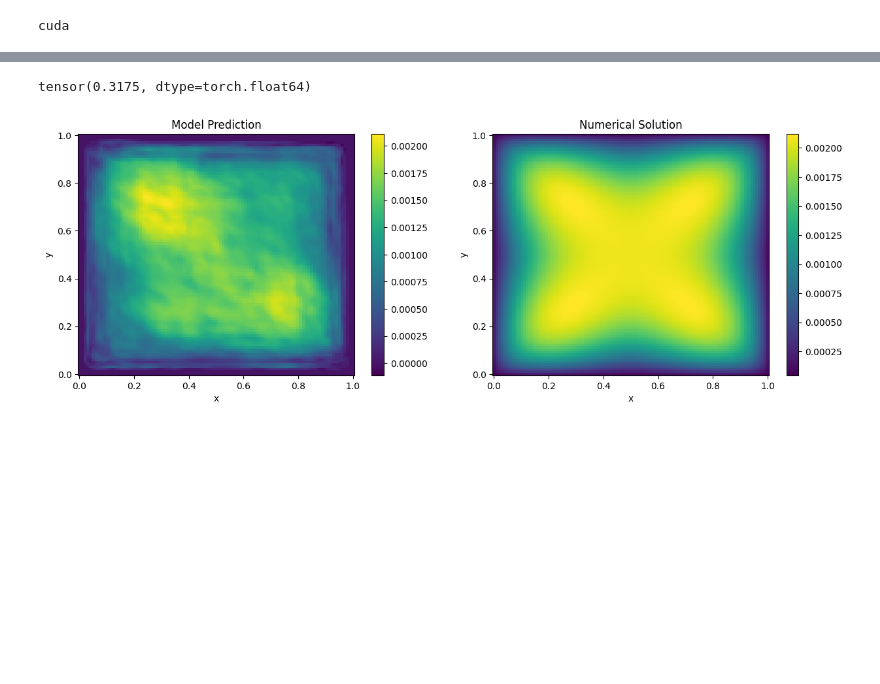
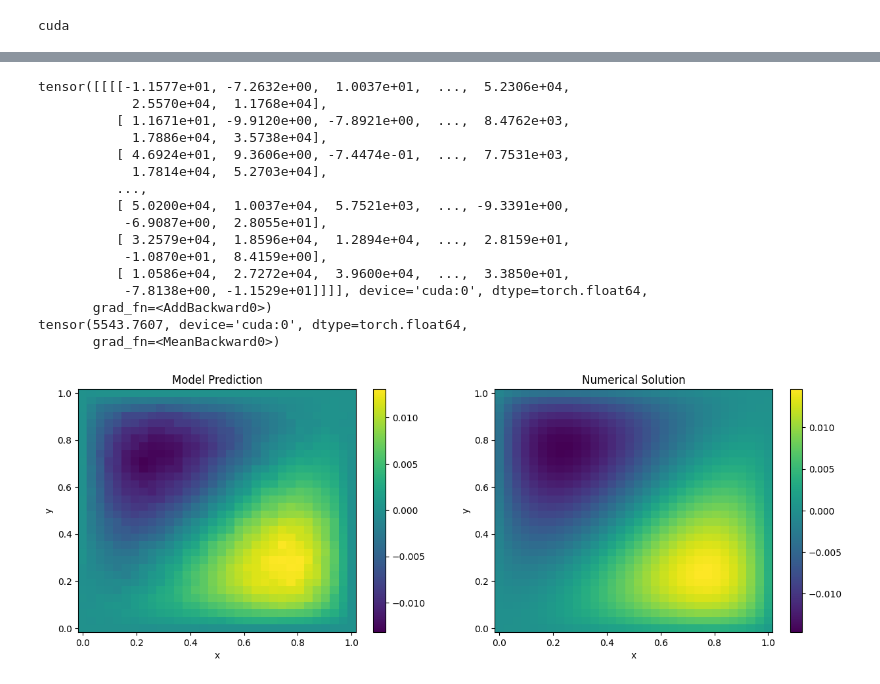
Before and after one commit to frasermartinx/MScProject, a Jupyter notebook: code/example1.ipynb, the cells around one changed output, grey strips where cells are left out. Cells and saved outputs as stored; diff of their text form; code cells hidden in the pictures; blank space fills up the shorter version.

```diff
--- a/code/example1.ipynb
+++ b/code/example1.ipynb
@@ -6,7 +6,7 @@ import scipy.sparse.linalg
 import torch
 torch.device('cuda') if torch.cuda.is_available() else torch.device('cpu')
 
-N = 100
+N = 32
 h = 1.0 / (N - 1)
 x = np.linspace(0, 1, N)
 y = np.linspace(0, 1, N)
@@ -20,7 +20,7 @@ neumann = False
 # Define f
 F = np.abs(X -0.5) * np.abs(Y-0.5)
 #F = np.sin(X)*np.sin(Y)/np.sqrt(2*np.pi**2) - np.sin(2*X) * np.sin(Y) / np.sqrt(5*np.pi**2)
-#F = X - Y
+F = X - Y
 #F = X**2 + Y**2
 #F = X*Y
 
@@ -121,8 +122,7 @@ print(device)
 # %% [output]
 cuda
 # %%
-model = FNO2D(n_modes= 12, hidden_channels=64,in_ch=3,non_linearity=F.relu)
-model = model.to(device)
+model = FNO2D_Bayesian(n_modes= 12, hidden_channels=64,in_ch=3,non_linearity=F.relu)
 n_params = count_model_params(model)
 print(f'\nOur model has {n_params} parameters.')
 sys.stdout.flush()
@@ -133,11 +133,11 @@ Our model has 4769601 parameters.
 optimizer = torch.optim.Adam(model.parameters(),
                                 lr=0.001)
 
-scheduler = torch.optim.lr_scheduler.StepLR(optimizer,step_size=25,gamma = 0.5)
+scheduler = torch.optim.lr_scheduler.StepLR(optimizer,step_size=50,gamma = 0.5)
 
 # Creating the losses
 
-train_loss = LpLoss(d=2,p=2)
+train_loss = NLL
 
 sys.stdout.flush()
 # %%
@@ -253,40 +225,69 @@ plt.show()
 # %%
 #prediction time
+model.eval()
 sample = torch.load("../finput.pt").clone().type(torch.FloatTensor).to(device)
-sample = {"x": sample, "y": sample}
+
 
 #preprocessing
-sample = data_processor.preprocess(sample)
-x = sample["x"]
+sample = PositionalEmbedding2D(grid_boundaries=grid_boundaries)(sample)
+
+out = model(sample)
+
+U = torch.tensor(U).to(device)
 
 
 
-out = model(x).cpu().detach().numpy()[0,0,:,:]
+def NLL_2(mean, log_var, targets):
+    # Ensure positive variance using the softplus function
+    var = torch.exp(log_var)
+    nll_data = 0.5 * ((targets - mean) ** 2 / var)
+    nll_var = 0.5 * torch.log(var)
+    nll = nll_var + nll_data
+    return nll
 
-print(train_loss(torch.tensor(out),torch.tensor(U)))
+print(NLL_2(*out,U))
 
+print(train_loss(*out,U))
+
+
+actual_sample = torch.normal(out[0],torch.sqrt(torch.exp(out[1])))
 
 
 # Plotting
 fig, axs = plt.subplots(nrows = 1, ncols = 2,gridspec_kw={'width_ratios': [1, 1]})
 fig.set_figwidth(15)
 
 
 #prediction
-fig1 = axs[0].pcolormesh(X,Y,out)
+fig1 = axs[0].pcolormesh(X,Y,actual_sample[0,0,:,:].cpu().detach().numpy())
 fig.colorbar(fig1)
 axs[0].set_title("Model Prediction")
 axs[0].set_xlabel("x")
 axs[0].set_ylabel("y")
 
 
 #actual
-fig2 = axs[1].pcolormesh(X,Y,U)
+fig2 = axs[1].pcolormesh(X,Y,U.cpu())
 fig.colorbar(fig2)
 axs[1].set_title("Numerical Solution")
 axs[1].set_xlabel("x")
 axs[1].set_ylabel("y")
 plt.show()
 # %% [output]
-tensor(0.3175, dtype=torch.float64)
+tensor([[[[-1.1577e+01, -7.2632e+00,  1.0037e+01,  ...,  5.2306e+04,
+            2.5570e+04,  1.1768e+04],
+          [ 1.1671e+01, -9.9120e+00, -7.8921e+00,  ...,  8.4762e+03,
+            1.7886e+04,  3.5738e+04],
+          [ 4.6924e+01,  9.3606e+00, -7.4474e-01,  ...,  7.7531e+03,
+            1.7814e+04,  5.2703e+04],
+          ...,
+          [ 5.0200e+04,  1.0037e+04,  5.7521e+03,  ..., -9.3391e+00,
+           -6.9087e+00,  2.8055e+01],
+          [ 3.2579e+04,  1.8596e+04,  1.2894e+04,  ...,  2.8159e+01,
+           -1.0870e+01,  8.4159e+00],
+          [ 1.0586e+04,  2.7272e+04,  3.9600e+04,  ...,  3.3850e+01,
+           -7.8138e+00, -1.1529e+01]]]], device='cuda:0', dtype=torch.float64,
+       grad_fn=<AddBackward0>)
+tensor(5543.7607, device='cuda:0', dtype=torch.float64,
+       grad_fn=<MeanBackward0>)
-[figure, old version]
+[figure, new version]
```
Also changed, not shown: parts of 9 cells of this notebook, 9 other files.
